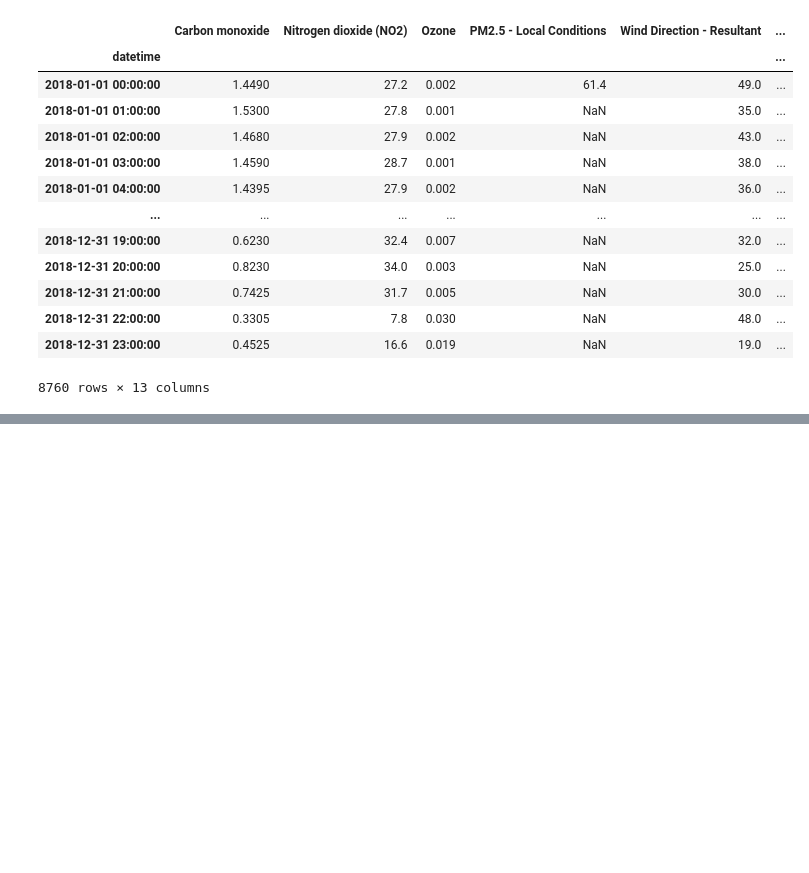
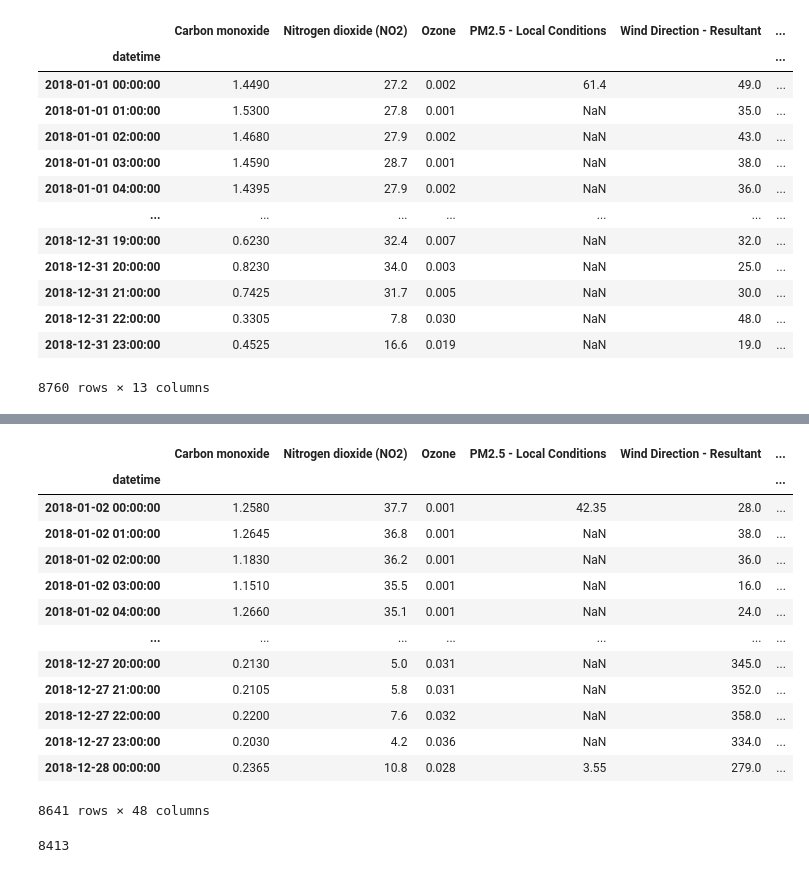
Before and after one commit to Tcintra/chem150, a Jupyter notebook: lab_notebook.ipynb, the cells around one changed output, grey strips where cells are left out. Cells and saved outputs as stored; diff of their text form; code cells hidden in the pictures; blank space fills up the shorter version.

Commit message:
Aggregate CEDS data, join with AQS VOCS data and explore differences in naming convention. Resample data so all timesteps agree.

```diff
--- a/lab_notebook.ipynb
+++ b/lab_notebook.ipynb
@@ -249,0 +253,6 @@ ceds_df
+# %%
+# Aggregate CEDS Emissions data
+ceds_df_aggregated = datafetcher.aggregate_ceds_data(ceds_df)
+print("Before Aggregating:", ceds_df.shape)
+print("After Aggregating:", ceds_df_aggregated.shape)
+ceds_df_aggregated.head(5)
@@ -250,5 +269,5 @@ ceds_df
 # %%
-big_df =df.join(ceds_df, how='inner')
+big_df = df.join(ceds_df_aggregated, how='inner')
 print(big_df.shape)
 big_df
 # %% [output]
@@ -297,0 +297,11 @@ df.to_csv('./data/sample.csv')
+# %%
+# NOTE: There are 60 PAMS_VOCS and LA North Main St has data on all of them:
+print(f"Site has all PAMS_VOCS data: {len(voc_r['Metadata']['codes']) == len([x[1] for x in voc_r['Data']['Los Angeles-North Main Street'] if x[1] == True])}\n")
+
+vocs = sorted([datafetcher.find_name(code) for code in voc_r['Metadata']['codes']])
+print(f"AQS Compound Names:\n{vocs}\n")
+
+print(f"CEDS Emissions Names:\n{datafetcher.ceds_vocs_names}\n")
+
+matched = [x for x in vocs if x.lower() in datafetcher.ceds_vocs_names]
+print(f"Matching compounds:\n{matched}")
@@ -297,0 +321,6 @@ df.to_csv('./data/sample.csv')
+# %%
+# TODO: These create a lot of missing values, which we need to take care of by interpolating or something
+# NOTE: Some VOC data has multiple collection methods. For now I am only taking the first set, meaening thee measurements of the first method
+# TODO: Choose a method, take the average?
+matched_vocs_df = datafetcher.get_voc_data(20180101, 20181231, '06', '037', '1103', matched)
+matched_vocs_df
@@ -297,0 +342,23 @@ df.to_csv('./data/sample.csv')
+# %%
+# Note: What should the columns name be? Idea: Ethane_AQS, Ethane_CEDS? Or better naming convention? Should I drop emissions data that doesn't have corresponding AQS VOC?
+big_df.join(matched_vocs_df, how='inner')
+# %% [output]
+|  | Carbon monoxide | Nitrogen dioxide (NO2) | Ozone | PM2.5 - Local Conditions | Wind Direction - Resultant | ... |
+| datetime |  |  |  |  |  | ... |
+| 2018-01-02 00:00:00 | 1.2580 | 37.7 | 0.001 | 42.35 | 28.0 | ... |
+| 2018-01-02 01:00:00 | 1.2645 | 36.8 | 0.001 | NaN | 38.0 | ... |
+| 2018-01-02 02:00:00 | 1.1830 | 36.2 | 0.001 | NaN | 36.0 | ... |
+| 2018-01-02 03:00:00 | 1.1510 | 35.5 | 0.001 | NaN | 16.0 | ... |
+| 2018-01-02 04:00:00 | 1.2660 | 35.1 | 0.001 | NaN | 24.0 | ... |
+| ... | ... | ... | ... | ... | ... | ... |
+| 2018-12-27 20:00:00 | 0.2130 | 5.0 | 0.031 | NaN | 345.0 | ... |
+| 2018-12-27 21:00:00 | 0.2105 | 5.8 | 0.031 | NaN | 352.0 | ... |
+| 2018-12-27 22:00:00 | 0.2200 | 7.6 | 0.032 | NaN | 358.0 | ... |
+| 2018-12-27 23:00:00 | 0.2030 | 4.2 | 0.036 | NaN | 334.0 | ... |
+| 2018-12-28 00:00:00 | 0.2365 | 10.8 | 0.028 | 3.55 | 279.0 | ... |
+8641 rows × 48 columns
+# %%
+# PM2.5 Missing values
+big_df['PM2.5 - Local Conditions'].isna().sum()
+# %% [output]
+8413
```
Also changed, not shown: parts of 13 cells of this notebook, 3 other files.
